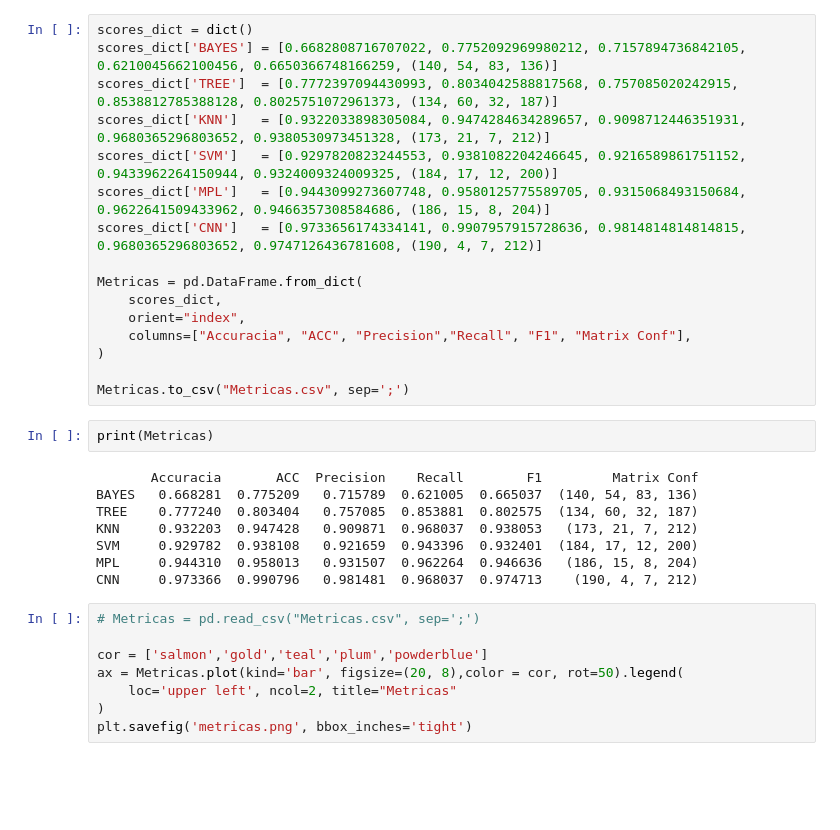
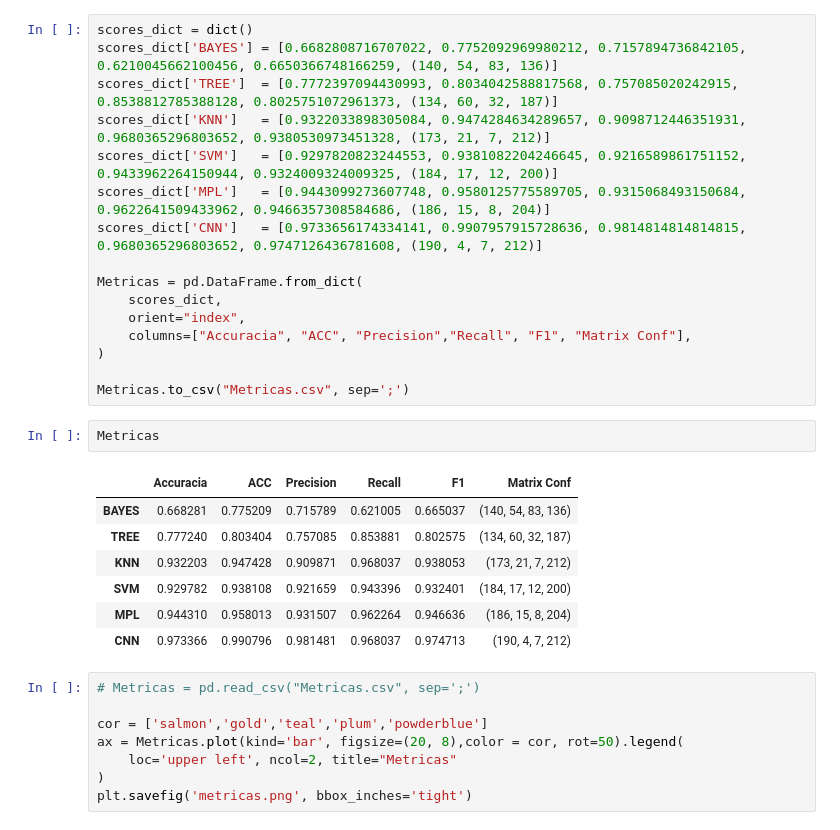
Before and after one commit to ericoandre/reconhecimento_padroes, a Jupyter notebook: projeto_fava_final.ipynb, the cells around one changed output. Cells and saved outputs as stored; diff of their text form; blank space fills up the shorter version.

```diff
--- a/projeto_fava_final.ipynb
+++ b/projeto_fava_final.ipynb
@@ -665,16 +665,16 @@ Metricas = pd.DataFrame.from_dict(
 )
 
 Metricas.to_csv("Metricas.csv", sep=';')
-# %%
-print(Metricas)
-# %% [output]
-       Accuracia       ACC  Precision    Recall        F1         Matrix Conf
-BAYES   0.668281  0.775209   0.715789  0.621005  0.665037  (140, 54, 83, 136)
-TREE    0.777240  0.803404   0.757085  0.853881  0.802575  (134, 60, 32, 187)
-KNN     0.932203  0.947428   0.909871  0.968037  0.938053   (173, 21, 7, 212)
-SVM     0.929782  0.938108   0.921659  0.943396  0.932401  (184, 17, 12, 200)
-MPL     0.944310  0.958013   0.931507  0.962264  0.946636   (186, 15, 8, 204)
-CNN     0.973366  0.990796   0.981481  0.968037  0.974713    (190, 4, 7, 212)
+# %%
+Metricas
+# %% [output]
+|  | Accuracia | ACC | Precision | Recall | F1 | Matrix Conf |
+| BAYES | 0.668281 | 0.775209 | 0.715789 | 0.621005 | 0.665037 | (140, 54, 83, 136) |
+| TREE | 0.777240 | 0.803404 | 0.757085 | 0.853881 | 0.802575 | (134, 60, 32, 187) |
+| KNN | 0.932203 | 0.947428 | 0.909871 | 0.968037 | 0.938053 | (173, 21, 7, 212) |
+| SVM | 0.929782 | 0.938108 | 0.921659 | 0.943396 | 0.932401 | (184, 17, 12, 200) |
+| MPL | 0.944310 | 0.958013 | 0.931507 | 0.962264 | 0.946636 | (186, 15, 8, 204) |
+| CNN | 0.973366 | 0.990796 | 0.981481 | 0.968037 | 0.974713 | (190, 4, 7, 212) |
 # %%
 # Metricas = pd.read_csv("Metricas.csv", sep=';')
 
```
